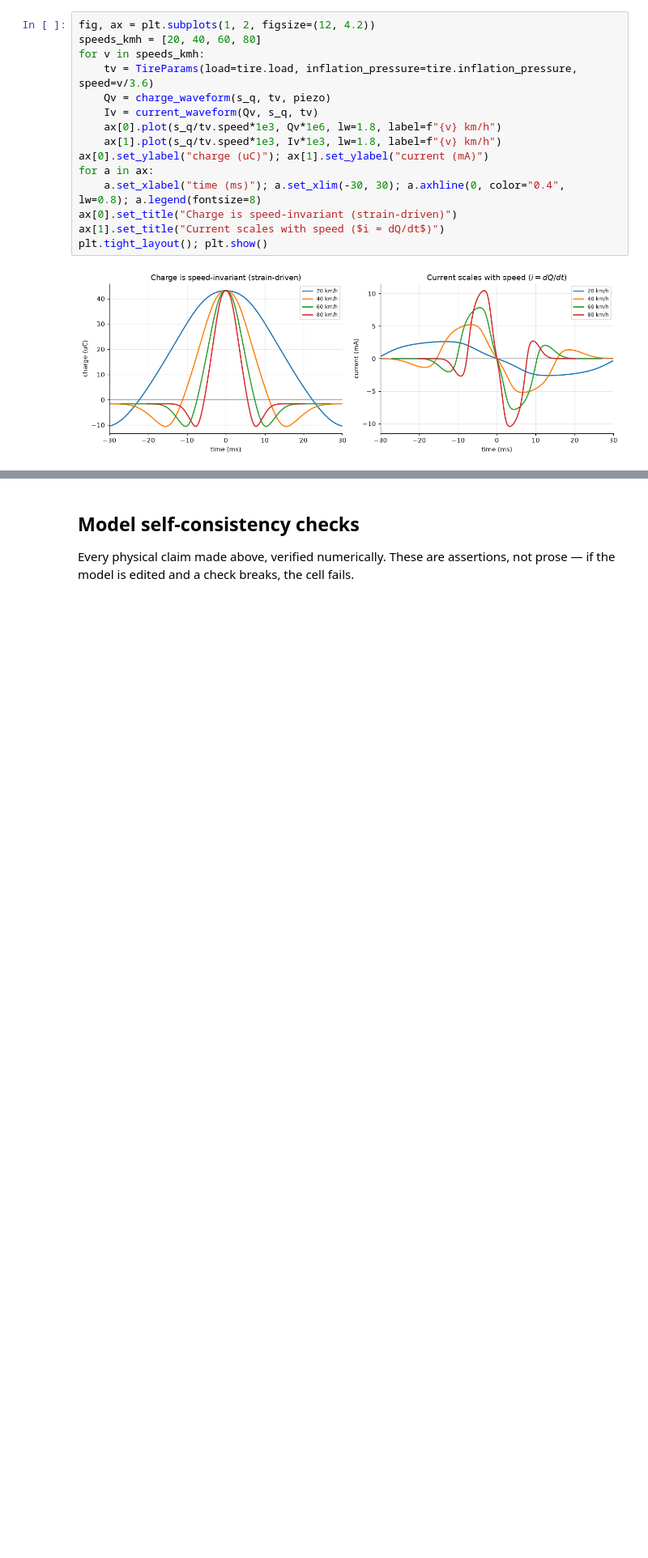
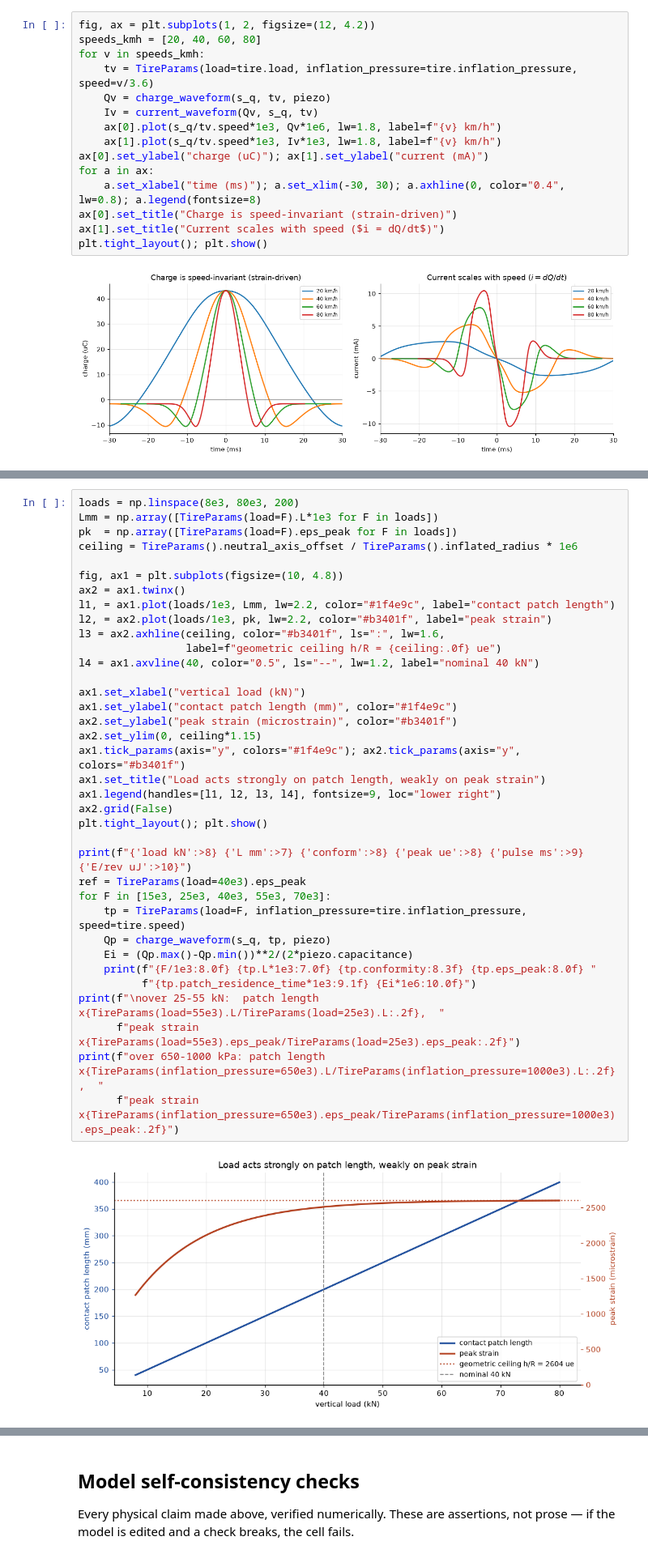
Before and after one commit to sreeharshahr09-gif/Sri, a Jupyter notebook: Piezo_artifact_corrected.ipynb, the cells around one changed output, grey strips where cells are left out. Shown at 81% size. Drawn from its saved outputs; the diff is of its cells as text; blank space fills up the shorter version.

```diff
--- a/Piezo_artifact_corrected.ipynb
+++ b/Piezo_artifact_corrected.ipynb
@@ -444,0 +460,38 @@ for F in [25e3, 40e3, 55e3]:
+# %%
+loads = np.linspace(8e3, 80e3, 200)
+Lmm = np.array([TireParams(load=F).L*1e3 for F in loads])
+pk  = np.array([TireParams(load=F).eps_peak for F in loads])
+ceiling = TireParams().neutral_axis_offset / TireParams().inflated_radius * 1e6
+
+fig, ax1 = plt.subplots(figsize=(10, 4.8))
+ax2 = ax1.twinx()
+l1, = ax1.plot(loads/1e3, Lmm, lw=2.2, color="#1f4e9c", label="contact patch length")
+l2, = ax2.plot(loads/1e3, pk, lw=2.2, color="#b3401f", label="peak strain")
+l3 = ax2.axhline(ceiling, color="#b3401f", ls=":", lw=1.6,
+                 label=f"geometric ceiling h/R = {ceiling:.0f} ue")
+l4 = ax1.axvline(40, color="0.5", ls="--", lw=1.2, label="nominal 40 kN")
+
+ax1.set_xlabel("vertical load (kN)")
+ax1.set_ylabel("contact patch length (mm)", color="#1f4e9c")
+ax2.set_ylabel("peak strain (microstrain)", color="#b3401f")
+ax2.set_ylim(0, ceiling*1.15)
+ax1.tick_params(axis="y", colors="#1f4e9c"); ax2.tick_params(axis="y", colors="#b3401f")
+ax1.set_title("Load acts strongly on patch length, weakly on peak strain")
+ax1.legend(handles=[l1, l2, l3, l4], fontsize=9, loc="lower right")
+ax2.grid(False)
+plt.tight_layout(); plt.show()
+
+print(f"{'load kN':>8} {'L mm':>7} {'conform':>8} {'peak ue':>8} {'pulse ms':>9} {'E/rev uJ':>10}")
+ref = TireParams(load=40e3).eps_peak
+for F in [15e3, 25e3, 40e3, 55e3, 70e3]:
+    tp = TireParams(load=F, inflation_pressure=tire.inflation_pressure, speed=tire.speed)
+    Qp = charge_waveform(s_q, tp, piezo)
+    Ei = (Qp.max()-Qp.min())**2/(2*piezo.capacitance)
+    print(f"{F/1e3:8.0f} {tp.L*1e3:7.0f} {tp.conformity:8.3f} {tp.eps_peak:8.0f} "
+          f"{tp.patch_residence_time*1e3:9.1f} {Ei*1e6:10.0f}")
+print(f"\nover 25-55 kN:  patch length x{TireParams(load=55e3).L/TireParams(load=25e3).L:.2f},  "
+      f"peak strain x{TireParams(load=55e3).eps_peak/TireParams(load=25e3).eps_peak:.2f}")
+print(f"over 650-1000 kPa: patch length x{TireParams(inflation_pressure=650e3).L/TireParams(inflation_pressure=1000e3).L:.2f},  "
+      f"peak strain x{TireParams(inflation_pressure=650e3).eps_peak/TireParams(inflation_pressure=1000e3).eps_peak:.2f}")
+# %% [output]
+[figure, added]
```
Also changed, not shown: parts of 11 cells of this notebook, 2 other files.
